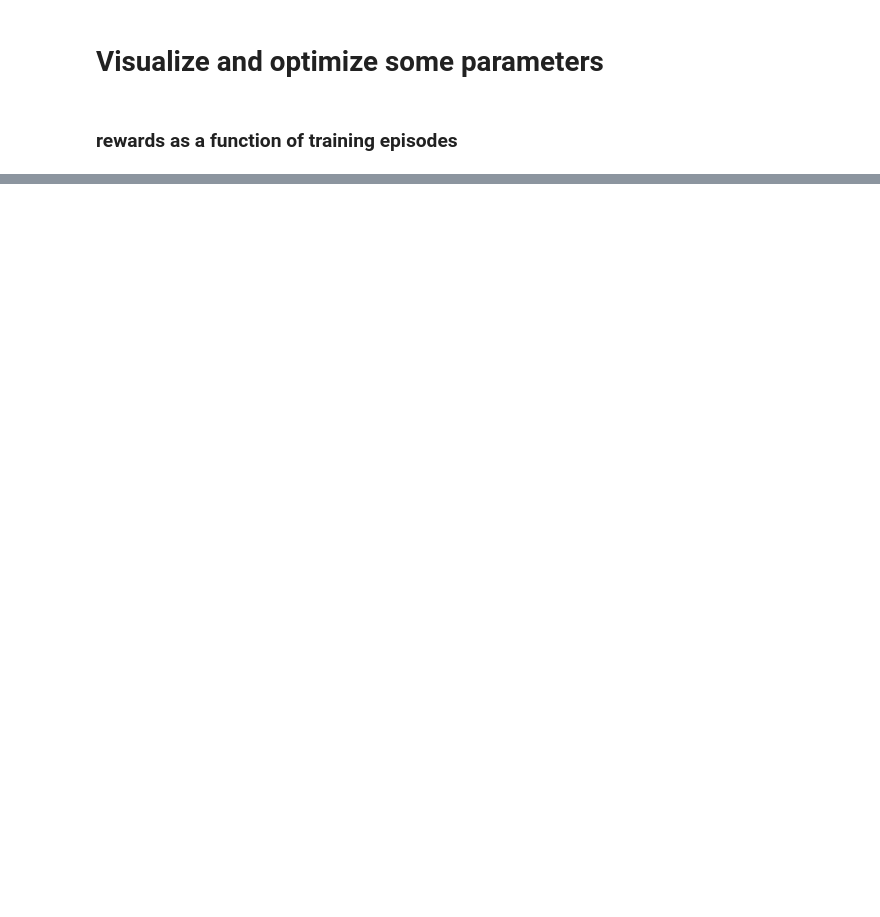
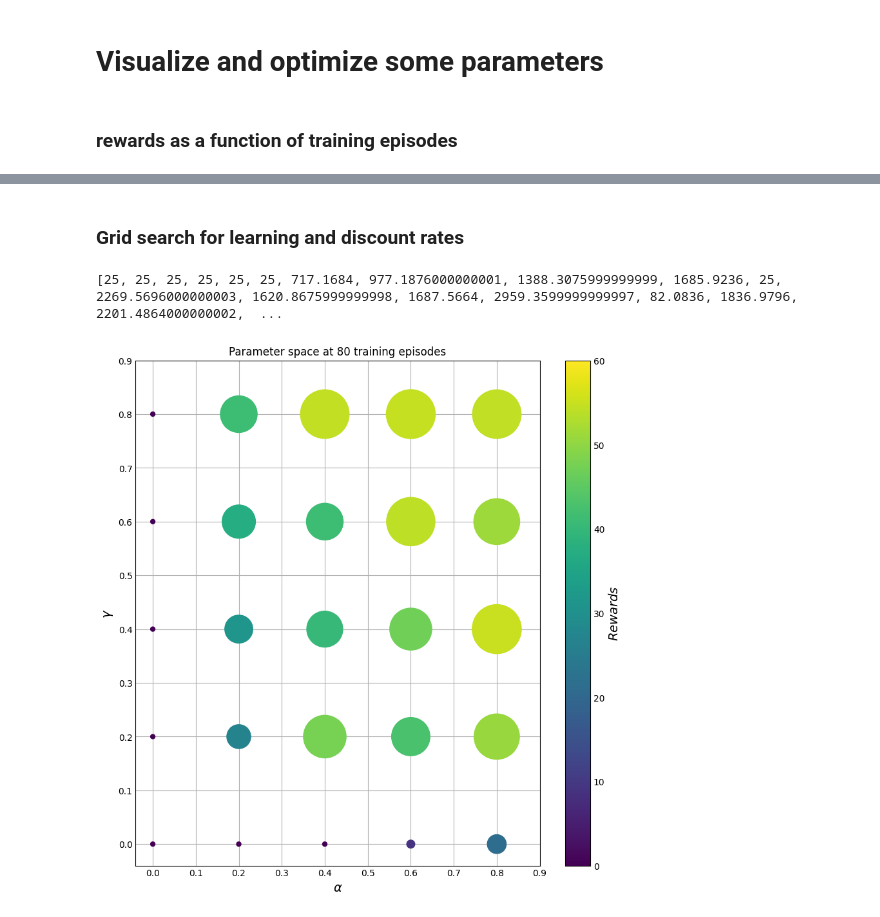
Before and after one commit to bamesserly/rl-sandbox, a Jupyter notebook: shower.ipynb, the cells around one changed output, grey strips where cells are left out. Saved outputs shown, nothing was run; the diff lists cells and outputs as text; code cells hidden in the pictures; blank space fills up the shorter version.

```diff
--- a/shower.ipynb
+++ b/shower.ipynb
@@ -186,0 +179,2 @@ plt.show()
+# %% [markdown]
+### Grid search for learning and discount rates
@@ -186,0 +184,44 @@ plt.show()
+# %%
+# 20x10x10 = 2000 trainings, many of them short
+param_grid = ParameterGrid({'alpha': np.arange(0., 1., 0.1).tolist(),
+                            'gamma': np.arange(0., 1., 0.1).tolist(),
+                            'n_episodes' : range(10,100,10)})
+alphas = defaultdict(list)
+gammas = defaultdict(list)
+rewards = defaultdict(list)
+for p in list(param_grid):
+    env = Shower()
+    q_table = train_test(env, init_q_table, n_episodes = p['n_episodes'], do_train = True, params=p)[0]
+    avg_reward = train_test(env, q_table, n_episodes = 100, do_train = False)[1]
+    alphas[p['n_episodes']].append(p['alpha'])
+    gammas[p['n_episodes']].append(p['gamma'])
+    rewards[p['n_episodes']].append(avg_reward)
+    #print(f"{e} training episodes – average reward: {avg_reward}")
+# %%
+def plot_hyperparams_grid(graph_x,graph_y,graph_z):
+    f = plt.figure()
+    f.set_figwidth(8)
+    f.set_figheight(8)
+    #plt.xscale('log')
+    size_list=np.array(graph_z)
+    #size_list=100/(size_list)
+    size_list = [max(5,i)**2 for i in size_list]
+    #size_list = [(i+60) for i in size_list]
+    print(size_list)
+    points=plt.scatter(graph_x, graph_y, c=graph_z, cmap='viridis',vmin=0,vmax=60,marker='o',s=size_list)
+    cbar=plt.colorbar(points)
+    cbar.set_label("$Rewards$", fontsize=14)
+    plt.xlabel(r'$\alpha$',fontsize=14)
+    plt.ylabel(r'$\gamma$',fontsize=14)
+    plt.yticks(np.arange(0,1,.1))
+    plt.xticks(np.arange(0,1,.1))
+    plt.title("Parameter space at 80 training episodes")
+    #file_name = 'Figure_hyperparams_grid.png'
+    #plt.savefig(file_name,format='png',dpi=600)
+    #plt.close()
+    plt.show()
+# %%
+plot_hyperparams_grid(alphas[80], gammas[80], rewards[80])
+# %% [output]
+[25, 25, 25, 25, 25, 25, 717.1684, 977.1876000000001, 1388.3075999999999, 1685.9236, 25, 2269.5696000000003, 1620.8675999999998, 1687.5664, 2959.3599999999997, 82.0836, 1836.9796, 2201.4864000000002,  ...
+[figure, added]
```
Also changed, not shown: parts of 9 cells of this notebook.
